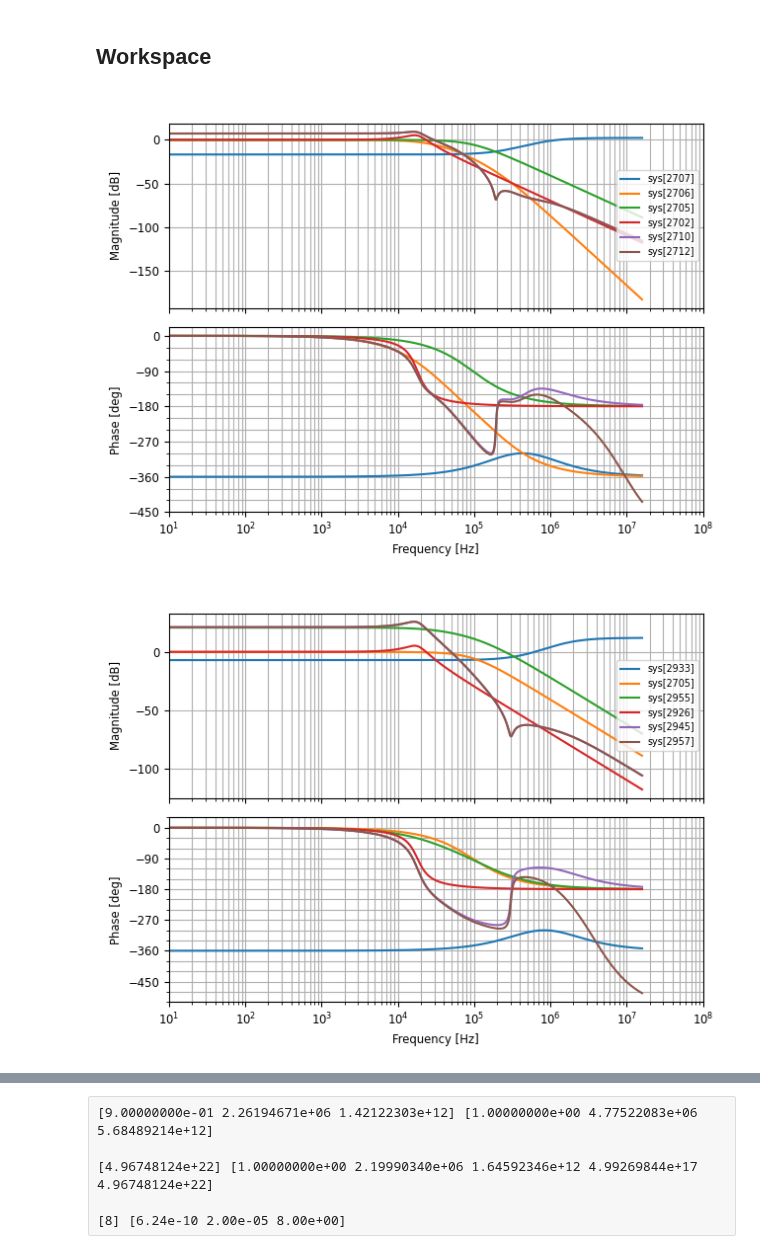
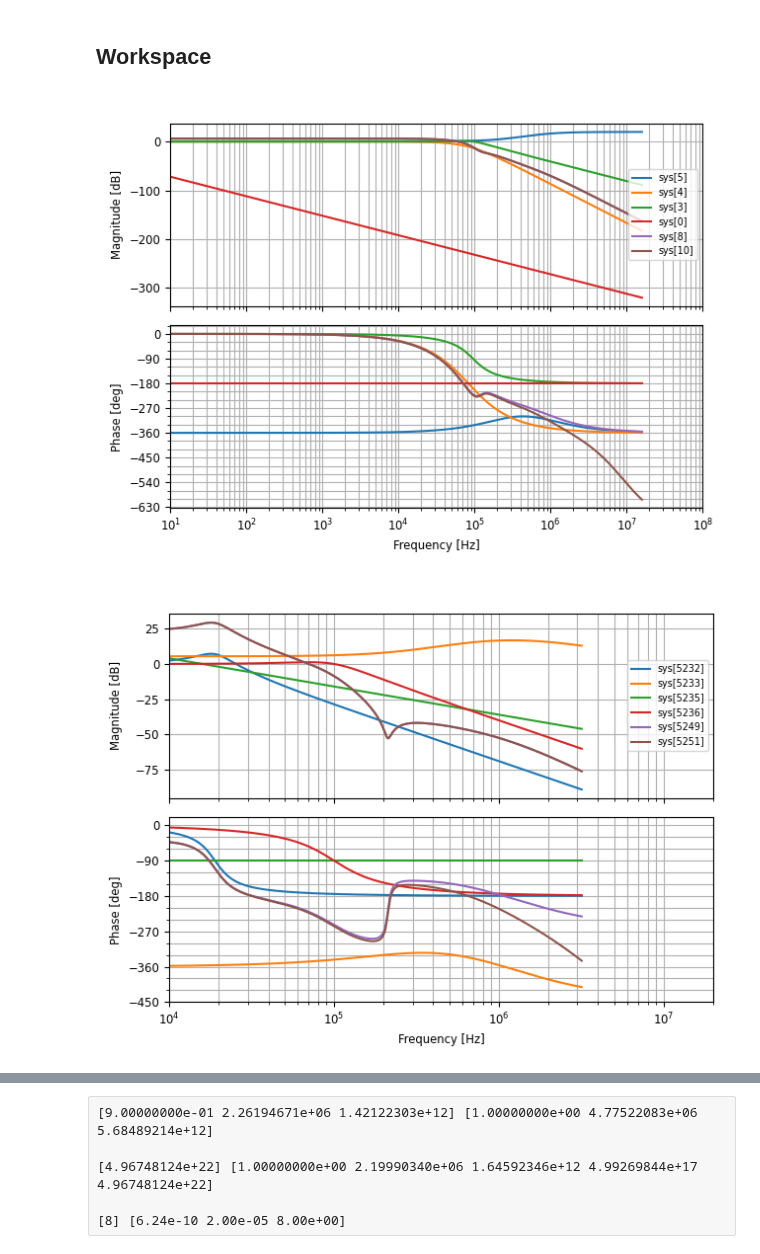
Before and after one commit to aaronlockhartdev/class-d-amp, a Jupyter notebook: loop_analysis/main.ipynb, the cells around one changed output, grey strips where cells are left out. Drawn from its saved outputs; the diff is of its cells as text; code cells hidden in the pictures.

```diff
--- a/loop_analysis/main.ipynb
+++ b/loop_analysis/main.ipynb
@@ -185,9 +185,7 @@ def lpf(L: float, C: float, R_load: float) -> ct.TransferFunction:
     """ Function representing a common 2nd order output filter for Class-D amplifiers.
     Returns a transfer function per the corresponding values
     """
-    s = ct.tf('s')
-
-    return R_load / (R_load * L * C * s**2 + L * s + R_load)
+    return ct.tf([R_load], [R_load * L * C, L, R_load])
 
 def fbn_example(R_in, C_in, R_lead, C_lead, R_fb, R_sep) -> ct.TransferFunction:
     s = ct.tf('s')
@@ -282,14 +281,14 @@ i_stages = list()
 #for fsf, q in [(1.4192, 0.5219), (1.5912, 0.8055)]:
 for fsf, q in [(1.6060, 0.5103), (1.6913, 0.6112), (1.9071, 1.0234)]:
     sf = iff * fsf
-    i_stages.append(ct.tf([sf**2], [1, sf*fsf/q, sf**2]))
+    i_stages.append(ct.tf([sf**2], [1, sf/q, sf**2]))
 
 i_i = i_stages[0] * i_stages[1]
 i_o = i_stages[2]
 
 compf = 5*iff
 compr = [3, 3]
-comp = ct.zpk([-compf-1j, -compf+1j], [-r * compf for r in compr], 1.3)
+comp = ct.zpk([-compf-1j, -compf+1j], [-r * compf for r in compr], 10)
 
 fbn = (i_i + out) * (i_o + comp)
 #fbn = i_i + out * (i_o + comp)
@@ -304,48 +303,39 @@ for tf in (comp, i_i, i_o, out, fbn, fbn * ct.tf(*ct.pade(delay, n=2))):
 
 plt.show()
 # %% [output]
-[figure, old version]
+[figure, new version]
 # %%
 from functools import reduce
-import operator
 
-out = lpf(20e-6, 3.9e-6, 4)
+out = lpf(15e-6, 4.7e-6, 4)
+
+intk = 1e5
+ifilt = 100e3*2*np.pi
+
+compfz = 3*ifilt
+compfp = np.array([8, 12]) * ifilt
+comp = ct.zpk([-compfz-1j, -compfz+1j], [-compfp[0]-1j, -compfp[0]+1j, -compfp[1]], 1e3*intk)
 
 
-iff = 120e3*2*np.pi
+intt = intk / ct.tf('s')
+#intt = ct.tf([1], [1])
 
-i_prod = list()
-i_tfs = list()
+ff = ct.tf([ifilt**2], [1, ifilt/1, ifilt**2])
 
-i_s_qf = [(1.6060, 0.5103), (1.6913, 0.6112), (1.9071, 1.0234)]
-#i_s_qf = [(1.7837, 0.5060), (2.1953, 1.2258), (1.9591, 0.7109), (1.8376, 0.5596)]
-i_s_ff = [3, 6, 2]
+fbks = [1e-2, 1]
+ffk = 1e3
+fbn = out * ((fbks[0] * ff + fbks[1] + comp) * intt + ff * fbks[0] * ffk + comp)
 
-for fsf, q in i_s_qf:
-    sf = iff * fsf
-    tf = ct.tf([sf**2], [1, sf*fsf/q, sf**2])
-    i_tfs.append(tf)
-    i_prod.append(reduce(operator.mul, i_prod, tf))
 
-compf = 4*iff
-compr = [3, 3]
-comp = ct.zpk([-compf-1j, -compf+1j], [-r * compf for r in compr], 4)
-
-fbn = out * (sum(s*c for s, c in zip(i_prod, i_s_ff)) + comp)
-
-#fbn = ct.tf(fbn.num[0][0] / 1e90, fbn.den[0][0] / 1e90)
-
-delay = 140e-9
+delay = 100e-9
 
 plt.clf()
-
-plot_kwargs = {'Hz': True, 'dB': True, 'omega_limits': (10, 100e6)}
-for tf in (comp, i_stages[-1], sum(s * c for s, c in zip(i_stages, i_s_ff)), out, fbn, fbn * ct.tf(*ct.pade(delay, n=2))):
-    ct.bode_plot(tf, **plot_kwargs)
+for tf in (out, comp, intt, ff, fbn, fbn * ct.tf(*ct.pade(delay, 2))):
+    ct.bode_plot(tf, Hz=True, dB=True, omega_limits=(10e3, 20e6))
 
 plt.show()
 # %% [output]
-[figure, old version]
+[figure, new version]
 # %%
 def disp(lst):
     return np.array(lst).flatten()
```
Also changed, not shown: parts of 4 cells of this notebook, 1 other file.
